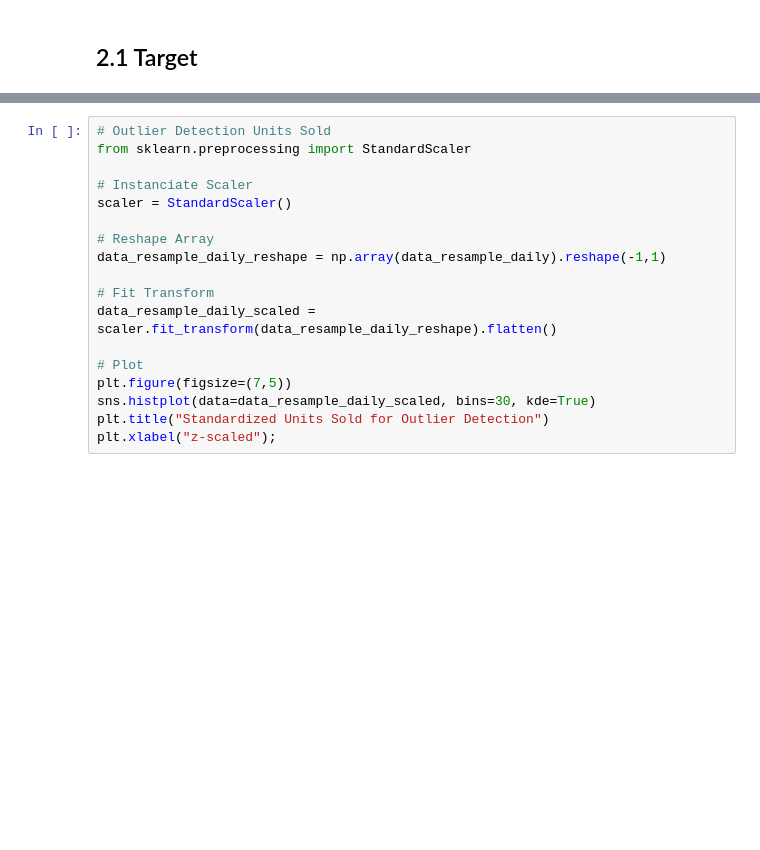
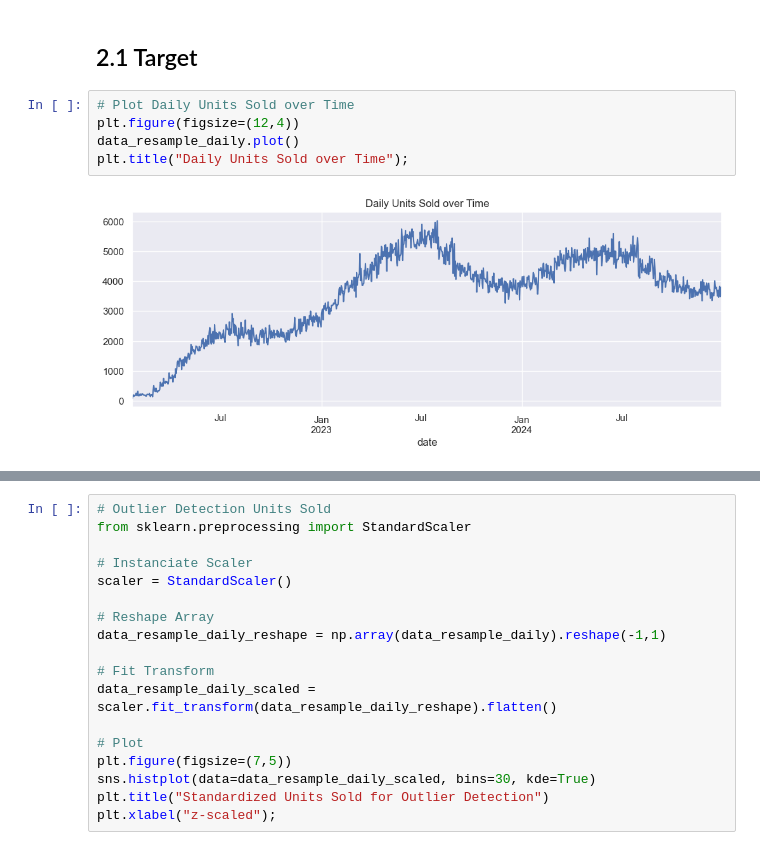
Before and after one commit to emsif84/sales_forecasting, a Jupyter notebook: Forecasting/1_eda/eda.ipynb, the cells around one changed output, grey strips where cells are left out. Cells and saved outputs as stored; diff of their text form; blank space fills up the shorter version.

```diff
--- a/Forecasting/1_eda/eda.ipynb
+++ b/Forecasting/1_eda/eda.ipynb
@@ -82,3 +82,10 @@ data = data[~data["delivered_qty"] < 0]
 data_resample_daily = data["units_sold"].resample("D").sum().copy()
 # %% [markdown]
 ## 2.1 Target
+# %%
+# Plot Daily Units Sold over Time
+plt.figure(figsize=(12,4))
+data_resample_daily.plot()
+plt.title("Daily Units Sold over Time");
+# %% [output]
+[figure, added]
```
Also changed, not shown: parts of 7 cells of this notebook.
